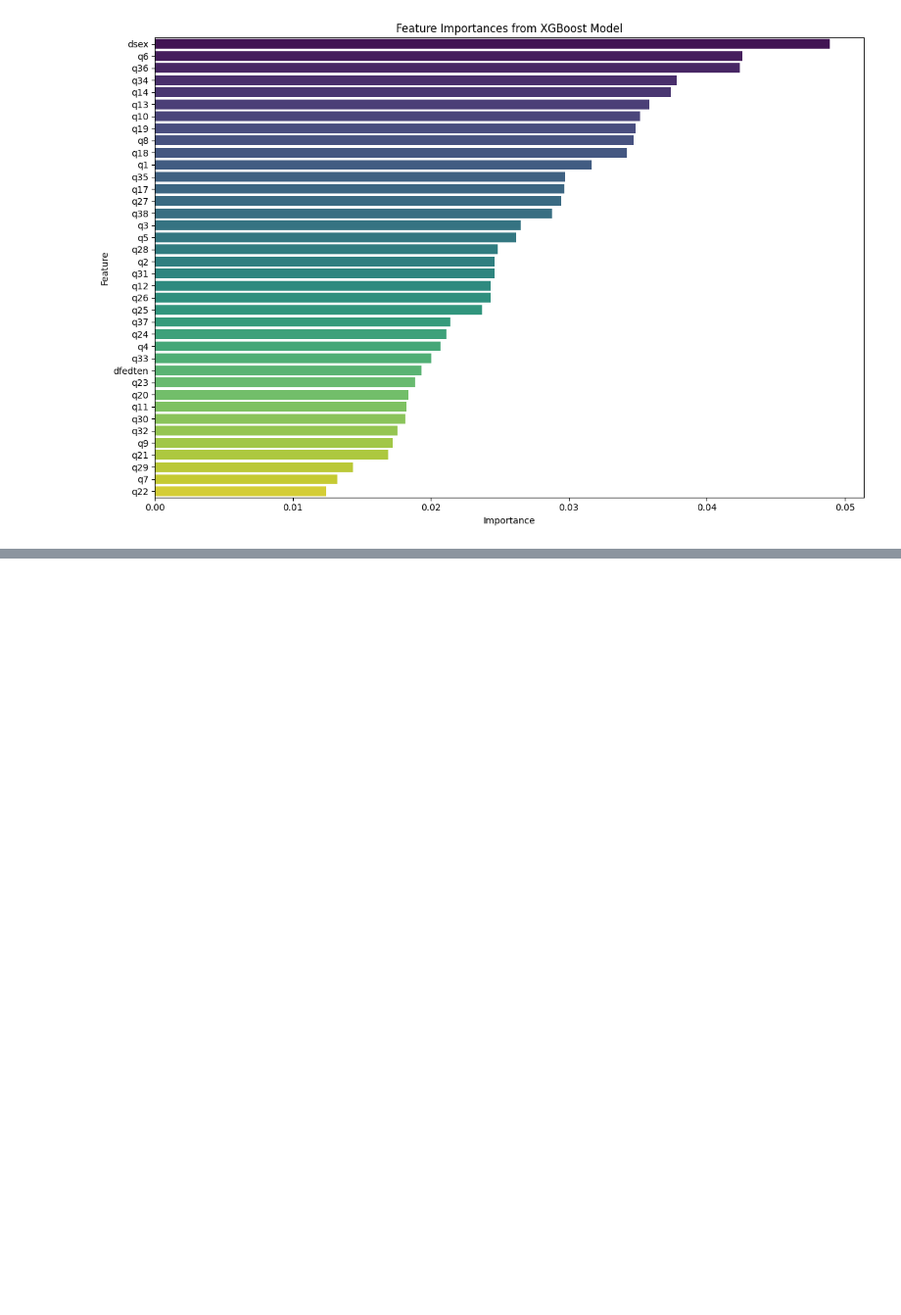
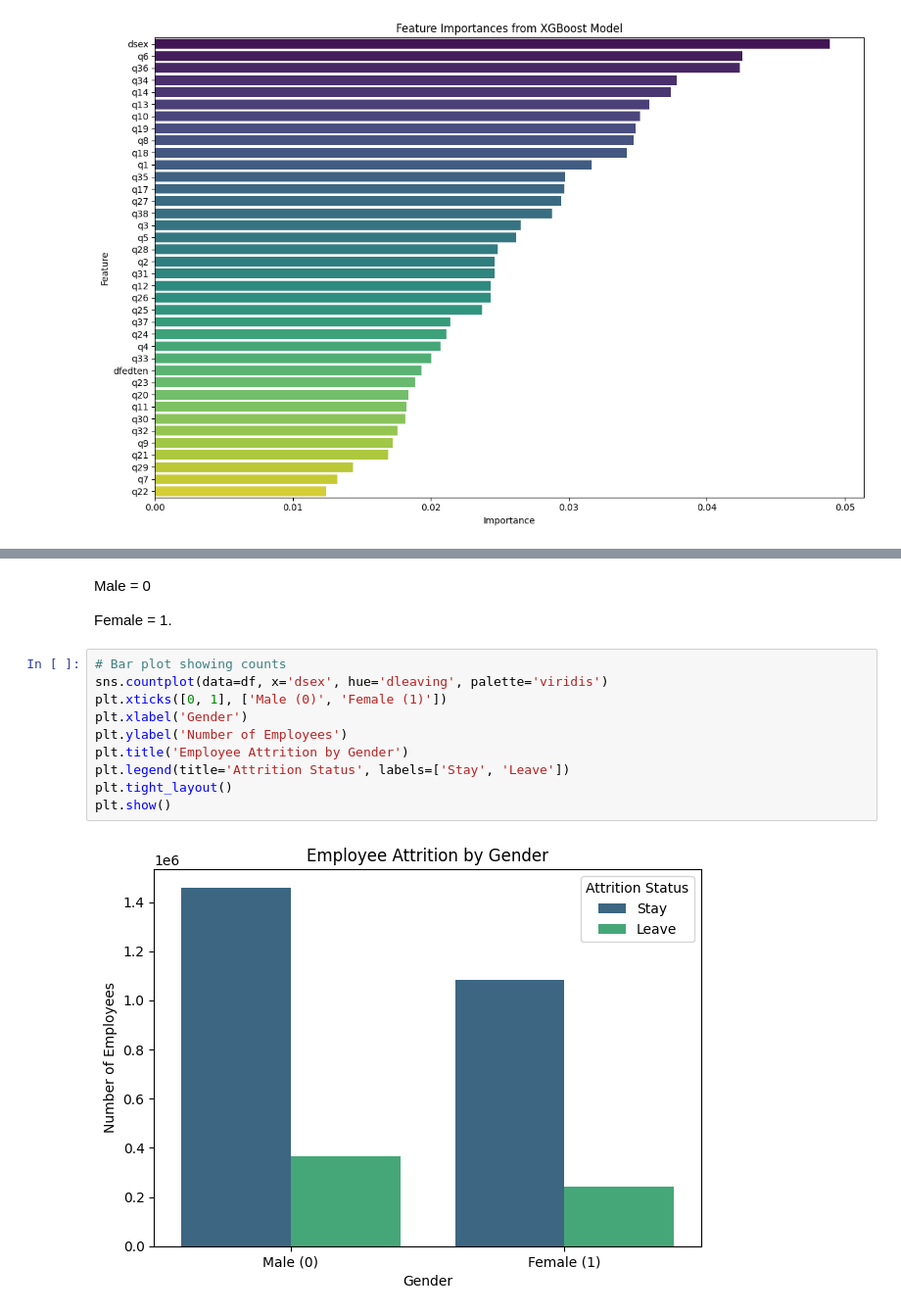
Before and after one commit to sophiaajensen/ADS599_CapstoneProject, a Jupyter notebook: code library/Modeling.ipynb, the cells around one changed output, grey strips where cells are left out. Shown at 98% size. Saved outputs shown, nothing was run; the diff lists cells and outputs as text; blank space fills up the shorter version.

Commit message:
Add gender-based attrition analysis

```diff
--- a/code library/Modeling.ipynb
+++ b/code library/Modeling.ipynb
@@ -346,0 +367,16 @@ XGBoost Accuracy: 0.8077813185540732
+# %% [markdown]
+Male = 0
+
+Female = 1.
+# %%
+# Bar plot showing counts
+sns.countplot(data=df, x='dsex', hue='dleaving', palette='viridis')
+plt.xticks([0, 1], ['Male (0)', 'Female (1)'])
+plt.xlabel('Gender')
+plt.ylabel('Number of Employees')
+plt.title('Employee Attrition by Gender')
+plt.legend(title='Attrition Status', labels=['Stay', 'Leave'])
+plt.tight_layout()
+plt.show()
+# %% [output]
+[figure, added]
```
Also changed, not shown: parts of 5 cells of this notebook.
